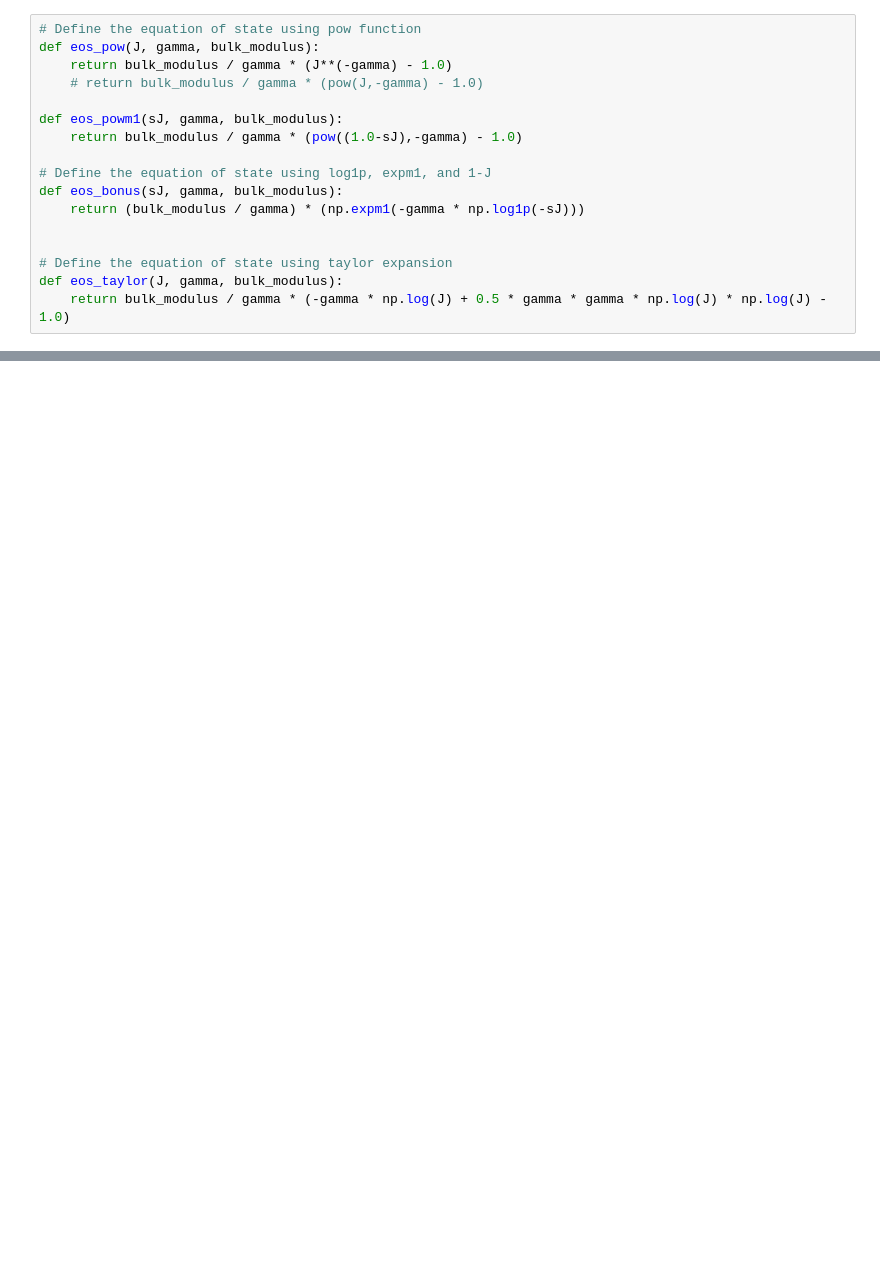
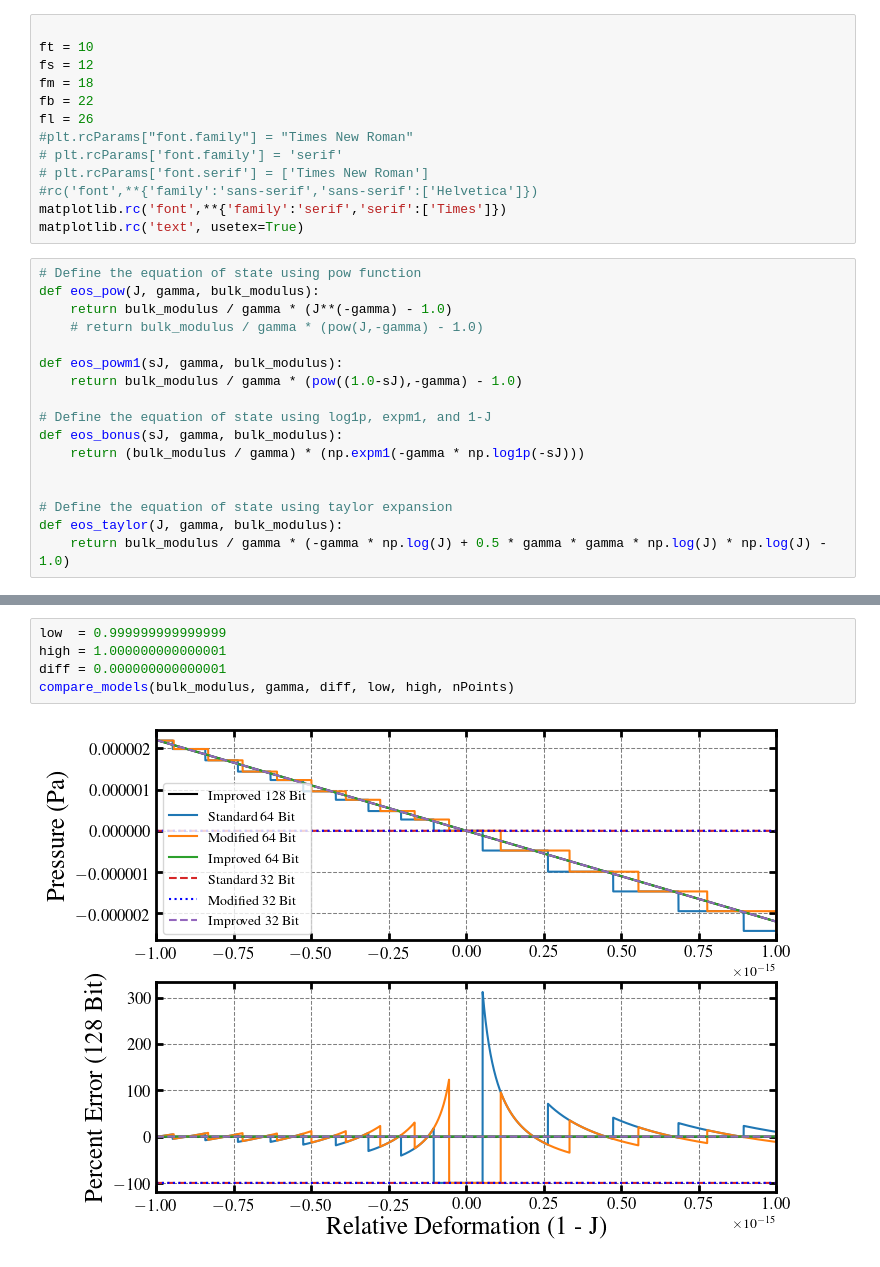
Before and after one commit to JustinBonus/Optimized-Fluid, a Jupyter notebook: models.ipynb, the cells around one changed output, grey strips where cells are left out. Drawn from its saved outputs; the diff is of its cells as text; blank space fills up the shorter version.

```diff
--- a/models.ipynb
+++ b/models.ipynb
@@ -4,3 +6,16 @@ import matplotlib.pyplot as plt
+# %%
+
+ft = 10
+fs = 12
+fm = 18
+fb = 22
+fl = 26
+#plt.rcParams["font.family"] = "Times New Roman"
+# plt.rcParams['font.family'] = 'serif'
+# plt.rcParams['font.serif'] = ['Times New Roman']
+#rc('font',**{'family':'sans-serif','sans-serif':['Helvetica']})
+matplotlib.rc('font',**{'family':'serif','serif':['Times']})
+matplotlib.rc('text', usetex=True)
 # %%
 # Define the equation of state using pow function
 def eos_pow(J, gamma, bulk_modulus):
@@ -20,0 +126,7 @@ def eos_taylor(J, gamma, bulk_modulus):
+# %%
+low  = 0.999999999999999
+high = 1.000000000000001
+diff = 0.000000000000001
+compare_models(bulk_modulus, gamma, diff, low, high, nPoints)
+# %% [output]
+[figure, added]
```
Also changed, not shown: parts of 7 cells of this notebook.
